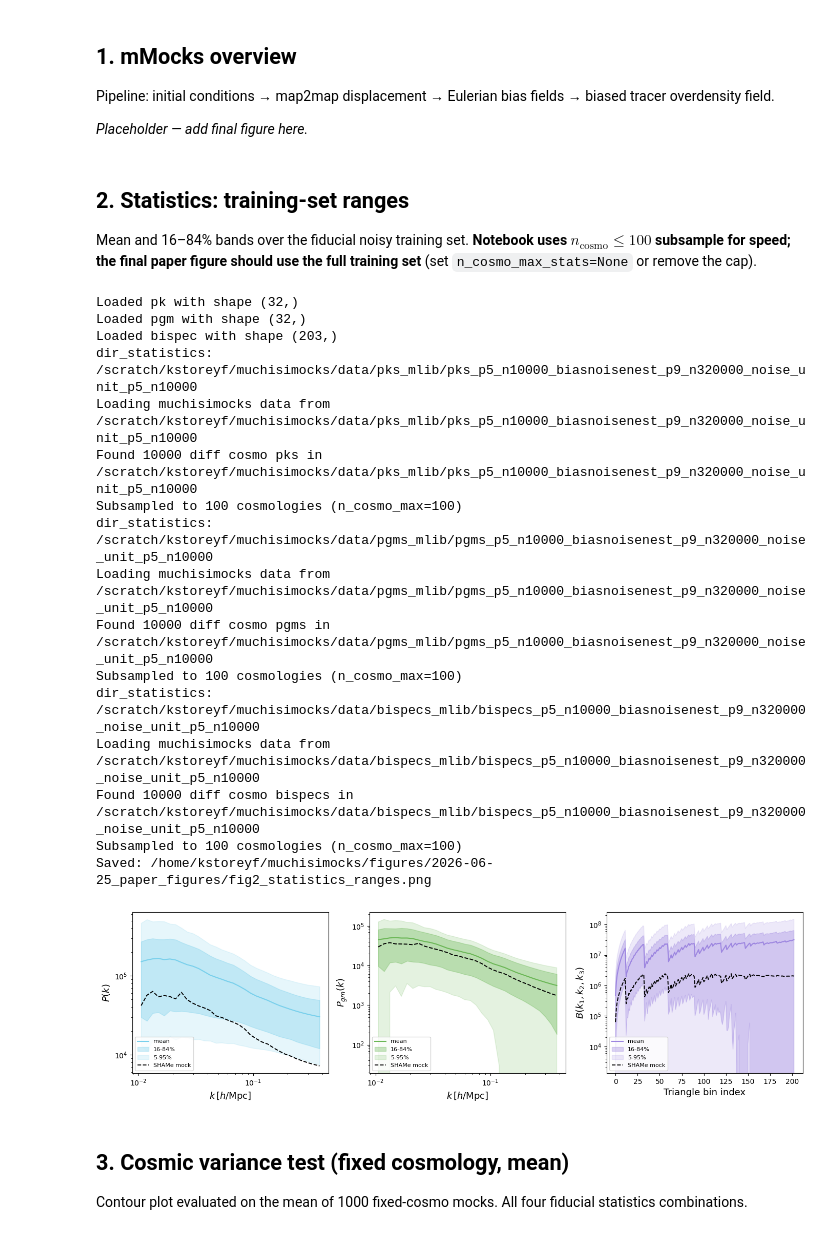
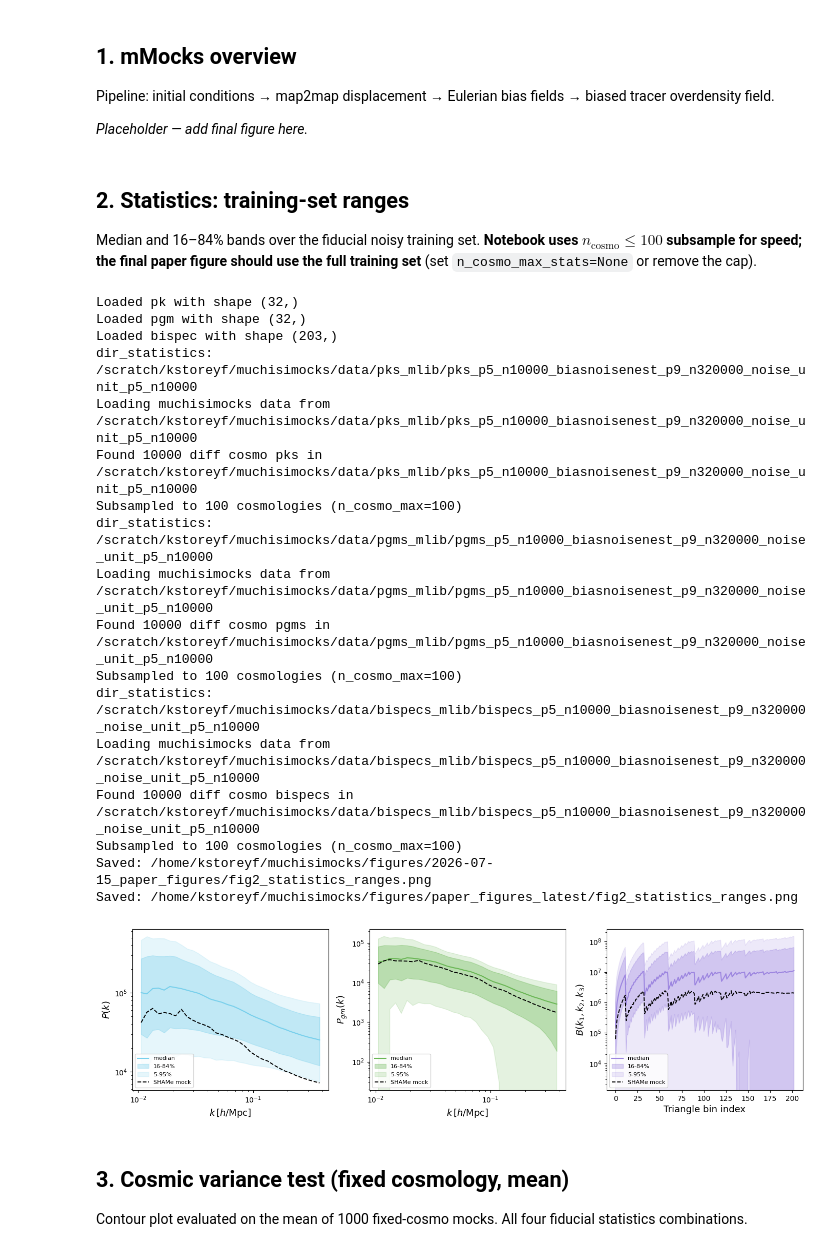
Before and after one commit to kstoreyf/muchisimocks, a Jupyter notebook: notebooks/2026-06-11_paper_figures.ipynb, the cells around one changed output. Cells and saved outputs as stored; diff of their text form; code cells hidden in the pictures.

```diff
--- a/notebooks/2026-06-11_paper_figures.ipynb
+++ b/notebooks/2026-06-11_paper_figures.ipynb
@@ -271,7 +313,7 @@ pass
 # %% [markdown]
 ## 2. Statistics: training-set ranges
 
-Mean and 16–84% bands over the fiducial noisy training set. **Notebook uses $n_\mathrm{cosmo}\leq 100$ subsample for speed; the final paper figure should use the full training set** (set `n_cosmo_max_stats=None` or remove the cap).
+Median and 16–84% bands over the fiducial noisy training set. **Notebook uses $n_\mathrm{cosmo}\leq 100$ subsample for speed; the final paper figure should use the full training set** (set `n_cosmo_max_stats=None` or remove the cap).
 # %%
 COLOR_STAT = {"pk": COLORS_FID[0], "pgm": COLORS_FID[1], "bispec": COLORS_FID[2]}
 SHAME_LINESTYLE = "--"
@@ -290,8 +332,8 @@ k_pk, pks, _, _ = data_loader.load_data_muchisimocks(
     "pk", TAG_PARAMS_TRAIN, TAG_BIASPARAMS_TRAIN,
     tag_noise=TAG_NOISE_TRAIN, bx=bx, n_cosmo_max=n_cosmo_max_stats,
 )
-mean_pk, p5_pk, p16_pk, p84_pk, p95_pk = stats_summary(pks)
-plot_stat_band(axes[0], k_pk, mean_pk, p5_pk, p16_pk, p84_pk, p95_pk, COLOR_STAT["pk"])
+median_pk, p5_pk, p16_pk, p84_pk, p95_pk = stats_summary(pks)
+plot_stat_band(axes[0], k_pk, median_pk, p5_pk, p16_pk, p84_pk, p95_pk, COLOR_STAT["pk"])
 axes[0].plot(
     k_shame_pk, y_shame_pk, color="black",
     linestyle=SHAME_LINESTYLE, linewidth=SHAME_LINEWIDTH, label="SHAMe mock", zorder=4,
@@ -299,15 +341,15 @@ axes[0].plot(
 axes[0].set_xscale("log"); axes[0].set_yscale("log")
 axes[0].set_xlabel(r"$k\,[h/\mathrm{Mpc}]$", fontsize=LABELSIZE)
 axes[0].set_ylabel(r"$P(k)$", fontsize=LABELSIZE)
-axes[0].legend(loc="lower left", fontsize=8)
+axes[0].legend(loc="lower left", fontsize=8, labelcolor="black")
 
 # P_gm(k)
 k_pgm, pgms, _, _ = data_loader.load_data_muchisimocks(
     "pgm", TAG_PARAMS_TRAIN, TAG_BIASPARAMS_TRAIN,
     tag_noise=TAG_NOISE_TRAIN, bx=bx, n_cosmo_max=n_cosmo_max_stats,
 )
-mean_pgm, p5_pgm, p16_pgm, p84_pgm, p95_pgm = stats_summary(pgms)
-plot_stat_band(axes[1], k_pgm, mean_pgm, p5_pgm, p16_pgm, p84_pgm, p95_pgm, COLOR_STAT["pgm"])
+median_pgm, p5_pgm, p16_pgm, p84_pgm, p95_pgm = stats_summary(pgms)
+plot_stat_band(axes[1], k_pgm, median_pgm, p5_pgm, p16_pgm, p84_pgm, p95_pgm, COLOR_STAT["pgm"])
 axes[1].plot(
     k_shame_pgm, y_shame_pgm, color="black",
     linestyle=SHAME_LINESTYLE, linewidth=SHAME_LINEWIDTH, label="SHAMe mock", zorder=4,
@@ -315,46 +357,47 @@ axes[1].plot(
 axes[1].set_xscale("log"); axes[1].set_yscale("log")
 axes[1].set_xlabel(r"$k\,[h/\mathrm{Mpc}]$", fontsize=LABELSIZE)
 axes[1].set_ylabel(r"$P_{gm}(k)$", fontsize=LABELSIZE)
-axes[1].legend(loc="lower left", fontsize=8)
+axes[1].legend(loc="lower left", fontsize=8, labelcolor="black")
 
 # Bispectrum (triangle bin index; matches 2026-03-10_load_statistics)
 _, bispecs, _, _ = data_loader.load_data_muchisimocks(
     "bispec", TAG_PARAMS_TRAIN, TAG_BIASPARAMS_TRAIN,
     tag_noise=TAG_NOISE_TRAIN, bx=bx, n_cosmo_max=n_cosmo_max_stats,
 )
-mean_b, p5_b, p16_b, p84_b, p95_b = stats_summary(bispecs)
-x_b = np.arange(len(mean_b))
-plot_stat_band(axes[2], x_b, mean_b, p5_b, p16_b, p84_b, p95_b, COLOR_STAT["bispec"])
+median_b, p5_b, p16_b, p84_b, p95_b = stats_summary(bispecs)
+x_b = np.arange(len(median_b))
+plot_stat_band(axes[2], x_b, median_b, p5_b, p16_b, p84_b, p95_b, COLOR_STAT["bispec"])
 axes[2].plot(
     np.arange(len(y_shame_bispec)), y_shame_bispec, color="black",
     linestyle=SHAME_LINESTYLE, linewidth=SHAME_LINEWIDTH, label="SHAMe mock", zorder=4,
 )
 axes[2].set_yscale("log")
 axes[2].set_xlabel("Triangle bin index", fontsize=LABELSIZE)
 axes[2].set_ylabel(r"$B(k_1,k_2,k_3)$", fontsize=LABELSIZE)
-axes[2].legend(loc="lower left", fontsize=8)
+axes[2].legend(loc="lower left", fontsize=8, labelcolor="black")
 
 plt.tight_layout()
 save_figure(fig, "fig2_statistics_ranges")
 plt.show()
 # %% [output]
 Loaded pk with shape (32,)
 Loaded pgm with shape (32,)
 Loaded bispec with shape (203,)
 dir_statistics: /scratch/kstoreyf/muchisimocks/data/pks_mlib/pks_p5_n10000_biasnoisenest_p9_n320000_noise_unit_p5_n10000
 Loading muchisimocks data from /scratch/kstoreyf/muchisimocks/data/pks_mlib/pks_p5_n10000_biasnoisenest_p9_n320000_noise_unit_p5_n10000
 Found 10000 diff cosmo pks in /scratch/kstoreyf/muchisimocks/data/pks_mlib/pks_p5_n10000_biasnoisenest_p9_n320000_noise_unit_p5_n10000
 Subsampled to 100 cosmologies (n_cosmo_max=100)
 dir_statistics: /scratch/kstoreyf/muchisimocks/data/pgms_mlib/pgms_p5_n10000_biasnoisenest_p9_n320000_noise_unit_p5_n10000
 Loading muchisimocks data from /scratch/kstoreyf/muchisimocks/data/pgms_mlib/pgms_p5_n10000_biasnoisenest_p9_n320000_noise_unit_p5_n10000
 Found 10000 diff cosmo pgms in /scratch/kstoreyf/muchisimocks/data/pgms_mlib/pgms_p5_n10000_biasnoisenest_p9_n320000_noise_unit_p5_n10000
 Subsampled to 100 cosmologies (n_cosmo_max=100)
 dir_statistics: /scratch/kstoreyf/muchisimocks/data/bispecs_mlib/bispecs_p5_n10000_biasnoisenest_p9_n320000_noise_unit_p5_n10000
 Loading muchisimocks data from /scratch/kstoreyf/muchisimocks/data/bispecs_mlib/bispecs_p5_n10000_biasnoisenest_p9_n320000_noise_unit_p5_n10000
 Found 10000 diff cosmo bispecs in /scratch/kstoreyf/muchisimocks/data/bispecs_mlib/bispecs_p5_n10000_biasnoisenest_p9_n320000_noise_unit_p5_n10000
 Subsampled to 100 cosmologies (n_cosmo_max=100)
-Saved: /home/kstoreyf/muchisimocks/figures/2026-06-25_paper_figures/fig2_statistics_ranges.png
+Saved: /home/kstoreyf/muchisimocks/figures/2026-07-15_paper_figures/fig2_statistics_ranges.png
+Saved: /home/kstoreyf/muchisimocks/figures/paper_figures_latest/fig2_statistics_ranges.png
-[figure, old version]
+[figure, new version]
 # %% [markdown]
 ## 3. Cosmic variance test (fixed cosmology, mean)
 
```
Also changed, not shown: parts of 31 cells of this notebook, 1 other file.
